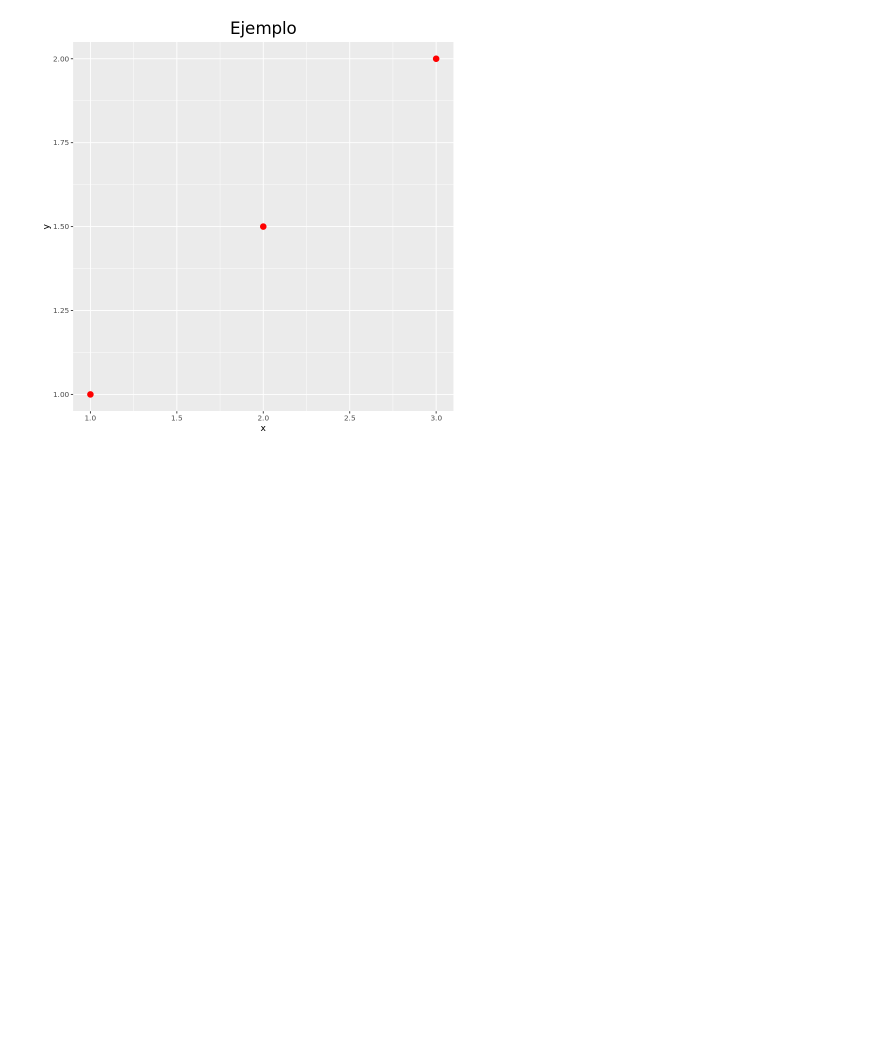
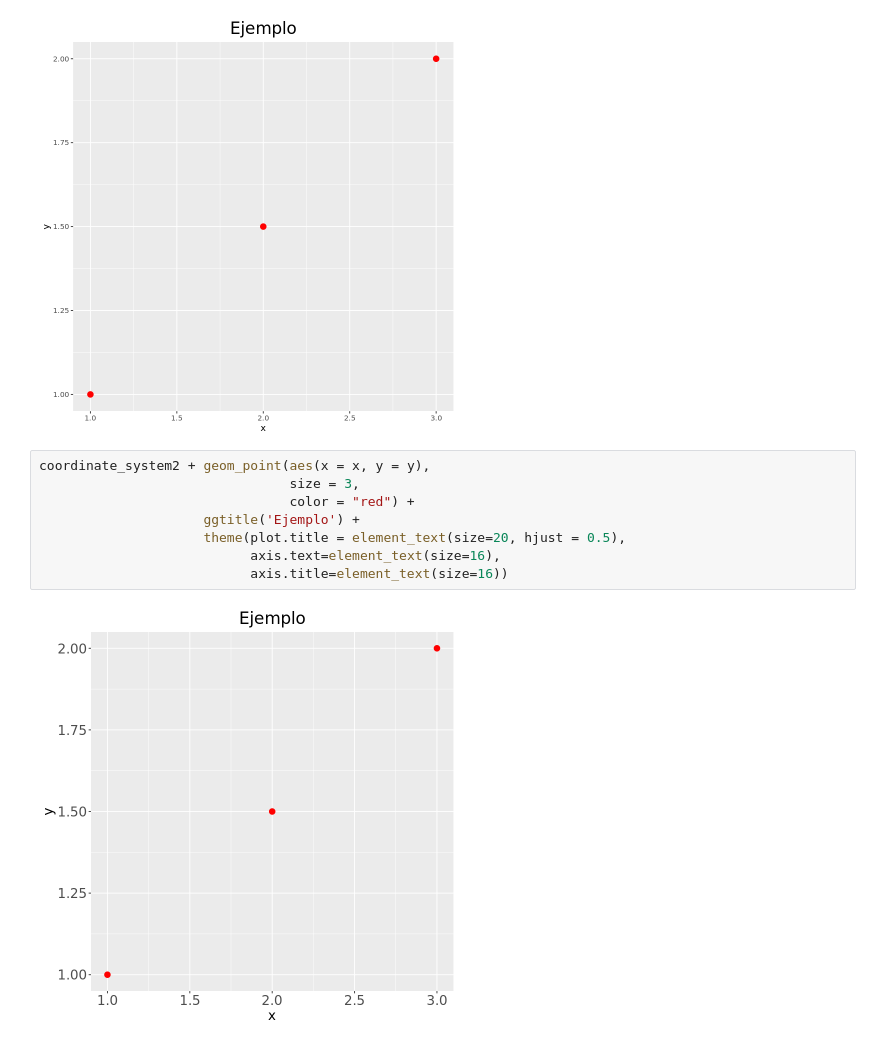
Before and after one commit to palmoreck/laboratorios, a Jupyter notebook: introduccion/4_ggplot2.ipynb, the cells around one changed output. Drawn from its saved outputs; the diff is of its cells as text; blank space fills up the shorter version.

Commit message:
increasing size

```diff
--- a/introduccion/4_ggplot2.ipynb
+++ b/introduccion/4_ggplot2.ipynb
@@ -105,3 +105,13 @@ coordinate_system2 + geom_point(aes(x = x, y = y),
                      theme(plot.title = element_text(size=20, hjust = 0.5))
 # %% [output]
 [figure]
+# %%
+coordinate_system2 + geom_point(aes(x = x, y = y),
+                                size = 3,
+                                color = "red") +
+                     ggtitle('Ejemplo') +
+                     theme(plot.title = element_text(size=20, hjust = 0.5),
+                           axis.text=element_text(size=16),
+                           axis.title=element_text(size=16))
+# %% [output]
+[figure, added]
```
